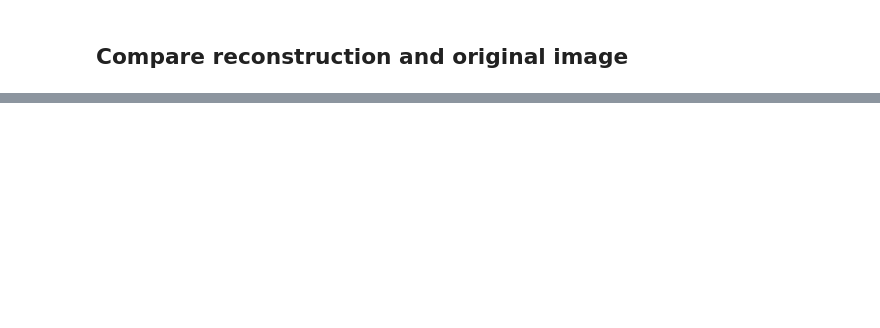
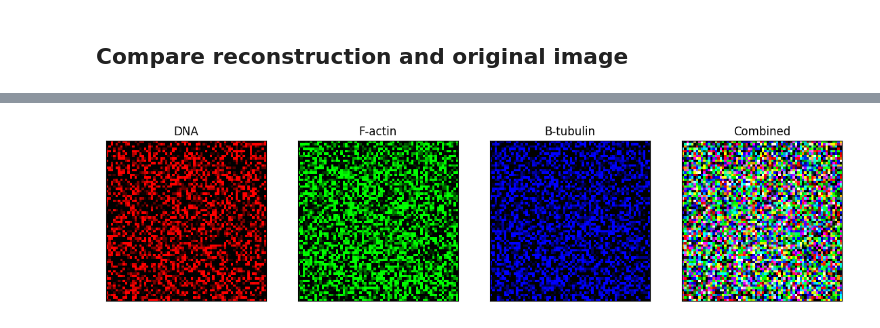
Before and after one commit to RasmusML/generative-models-for-phenotypic-profiling, a Jupyter notebook: playground.ipynb, the cells around one changed output, grey strips where cells are left out. Drawn from its saved outputs; the diff is of its cells as text; code cells hidden in the pictures; blank space fills up the shorter version.

```diff
--- a/playground.ipynb
+++ b/playground.ipynb
@@ -349,0 +531,10 @@ px = outputs["px"]
+# %%
+# vae.eval() # because of batch normalization
+outputs = vae(x[None,:,:,:])
+px = outputs["px"]
+
+x_reconstruction = px.sample()
+x_reconstruction = x_reconstruction[0]
+plot_image_channels(x_reconstruction)
+# %% [output]
+[figure, added]
```
Also changed, not shown: parts of 22 cells of this notebook, 2 other files.
